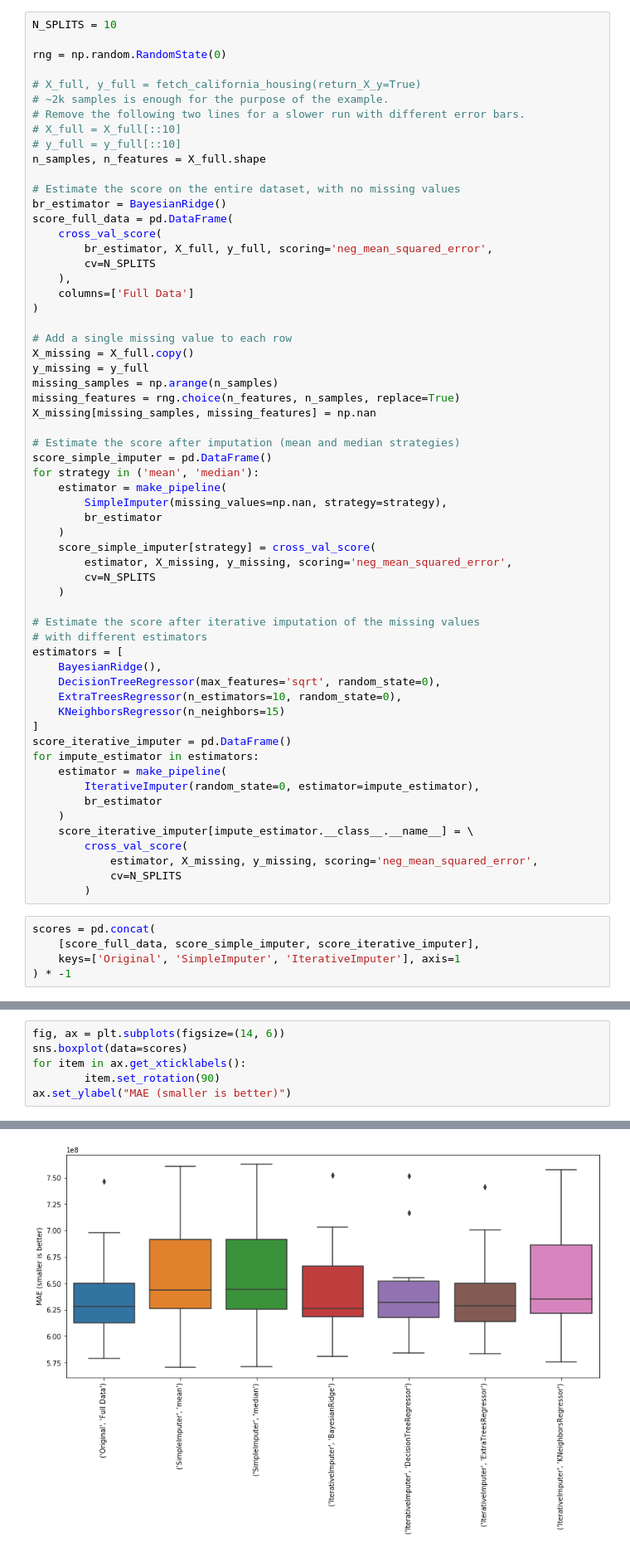
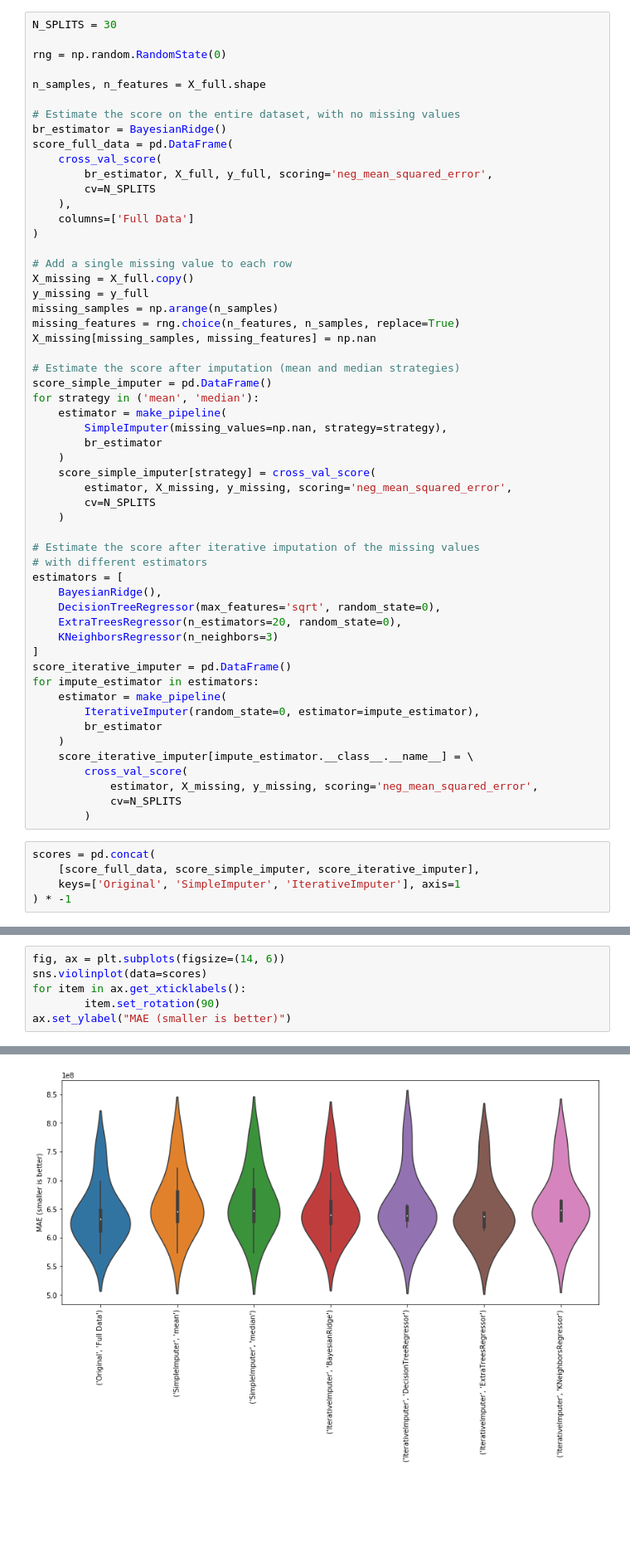
Before and after one commit to noproblem-james/data_imputation, a Jupyter notebook: notebooks/imputation_experimentation.ipynb, the cells around one changed output, grey strips where cells are left out. Shown at 83% size. Cells and saved outputs as stored; diff of their text form; blank space fills up the shorter version.

```diff
--- a/notebooks/imputation_experimentation.ipynb
+++ b/notebooks/imputation_experimentation.ipynb
@@ -285,15 +285,10 @@ X_full.shape
 # %% [output]
 (5836, 14)
 # %%
-N_SPLITS = 10
+N_SPLITS = 30
 
 rng = np.random.RandomState(0)
 
-# X_full, y_full = fetch_california_housing(return_X_y=True)
-# ~2k samples is enough for the purpose of the example.
-# Remove the following two lines for a slower run with different error bars.
-# X_full = X_full[::10]
-# y_full = y_full[::10]
 n_samples, n_features = X_full.shape
 
 # Estimate the score on the entire dataset, with no missing values
@@ -330,8 +325,8 @@ for strategy in ('mean', 'median'):
 estimators = [
     BayesianRidge(),
     DecisionTreeRegressor(max_features='sqrt', random_state=0),
-    ExtraTreesRegressor(n_estimators=10, random_state=0),
-    KNeighborsRegressor(n_neighbors=15)
+    ExtraTreesRegressor(n_estimators=20, random_state=0),
+    KNeighborsRegressor(n_neighbors=3)
 ]
 score_iterative_imputer = pd.DataFrame()
 for impute_estimator in estimators:
@@ -367,9 +362,9 @@ scores
 # %%
 fig, ax = plt.subplots(figsize=(14, 6))
-sns.boxplot(data=scores)
+sns.violinplot(data=scores)
 for item in ax.get_xticklabels():
         item.set_rotation(90)
 ax.set_ylabel("MAE (smaller is better)")
 # %% [output]
 Text(0, 0.5, 'MAE (smaller is better)')
-[figure, old version]
+[figure, new version]
```
Also changed, not shown: parts of 1 cell of this notebook, 1 other file.
